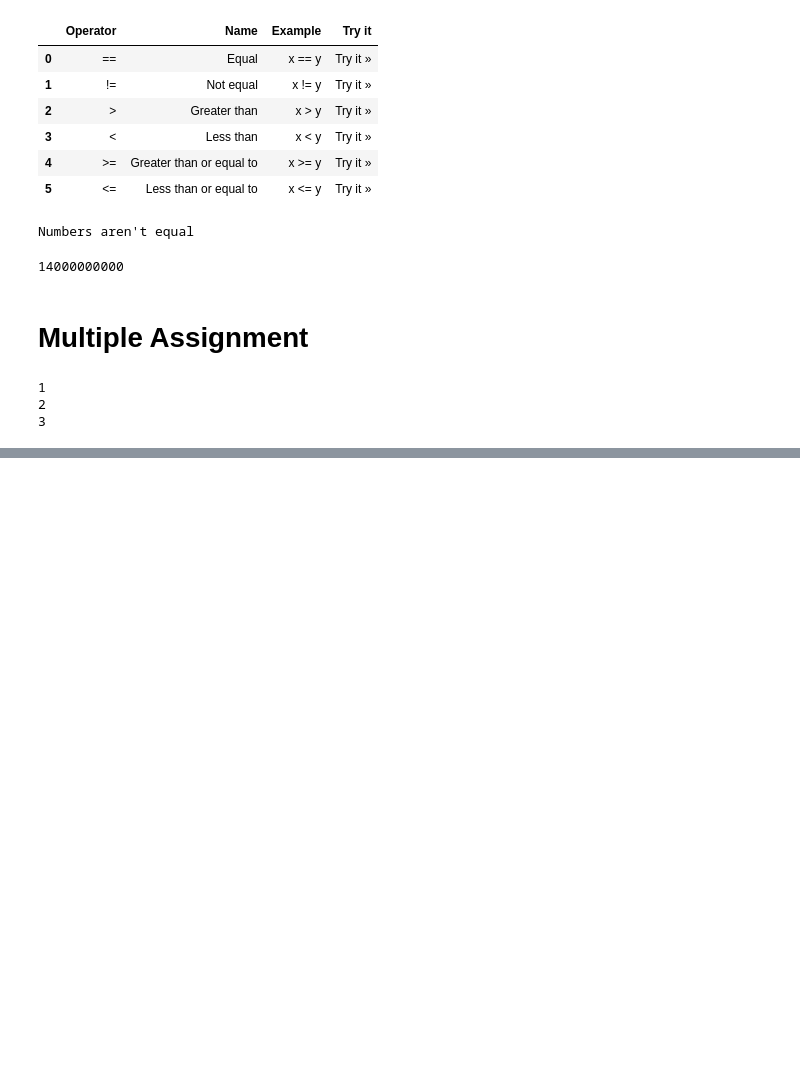
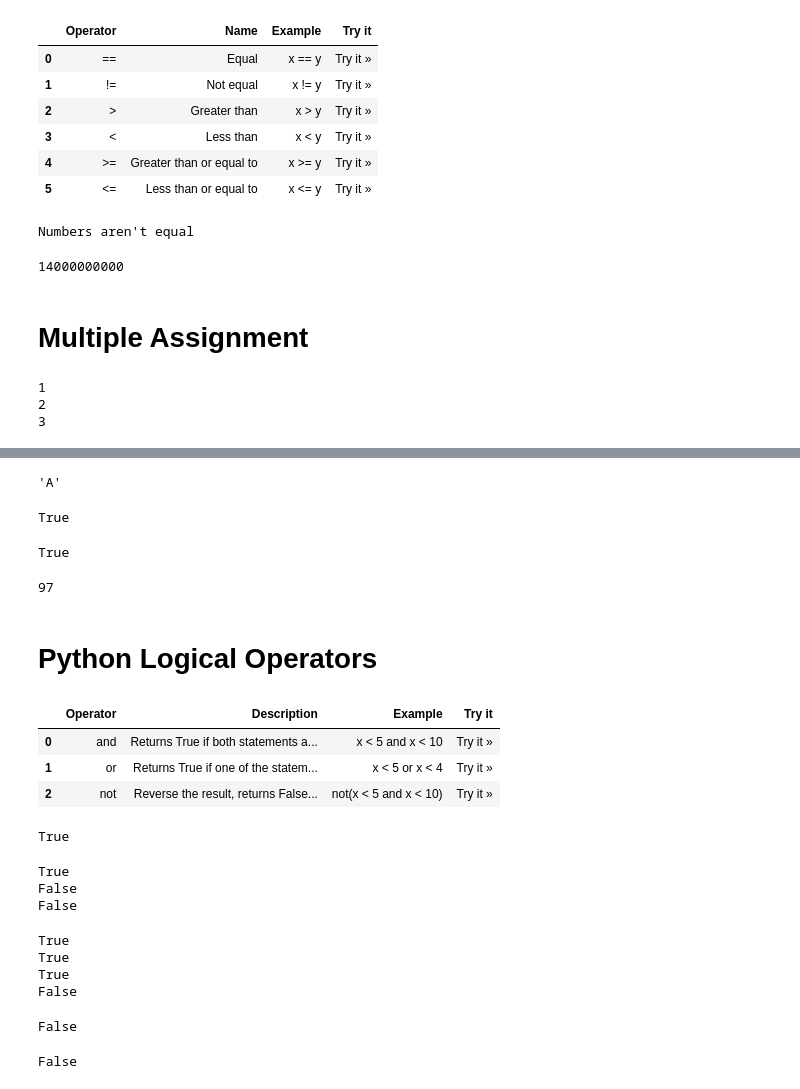
Before and after one commit to ShahzaibSE/python-emporium, a Jupyter notebook: python-steps/numbers-and-operators/numbers-and-operators.ipynb, the cells around one changed output, grey strips where cells are left out. Saved outputs shown, nothing was run; the diff lists cells and outputs as text; code cells hidden in the pictures; blank space fills up the shorter version.

Commit message:
FEAT: Adding python list steps

```diff
--- a/python-steps/numbers-and-operators/numbers-and-operators.ipynb
+++ b/python-steps/numbers-and-operators/numbers-and-operators.ipynb
@@ -270,0 +356,75 @@ print(z)
+# %%
+chr(65)
+# %% [output]
+'A'
+# %%
+a : str = 'A'
+b : str = 'B'
+
+print(b >= a)
+# %% [output]
+True
+# %%
+a : str = 'A'
+b : str = 'a'
+
+print(b >= a)
+# %% [output]
+True
+# %%
+ord("a")
+# %% [output]
+97
+# %% [markdown]
+# Python Logical Operators
+# %%
+table[3]
+# %% [output]
+|  | Operator | Description | Example | Try it |
+| 0 | and | Returns True if both statements a... | x < 5 and x < 10 | Try it » |
+| 1 | or | Returns True if one of the statem... | x < 5 or x < 4 | Try it » |
+| 2 | not | Reverse the result, returns False... | not(x < 5 and x < 10) | Try it » |
+# %%
+
+# and لازمی
+# or = optional
+#1        2        3        4
+True and True and True and True
+# %% [output]
+True
+# %%
+# and لازمی
+# or = optional
+#1        2        3        4
+print(True and True and True and True  )
+print(True and True and False and True)
+print(False and False and False and True)
+# %% [output]
+True
+False
+False
+# %%
+# and لازمی
+# or = optional
+#1        2        3        4
+print(True or True or True or True  )
+print(True or True or False or True)
+print(False or False or False or True)
+print(False or False or False or False)
+# %% [output]
+True
+True
+True
+False
+# %%
+not True
+# %% [output]
+False
+# %%
+name : str = "Qasim"
+print(not name=="Qasim")
+# name == "Qasim"
+# "Qasim" == "Qasim"
+# True
+# %% [output]
+False
```
Also changed, not shown: parts of 41 cells of this notebook, 3 other files.
